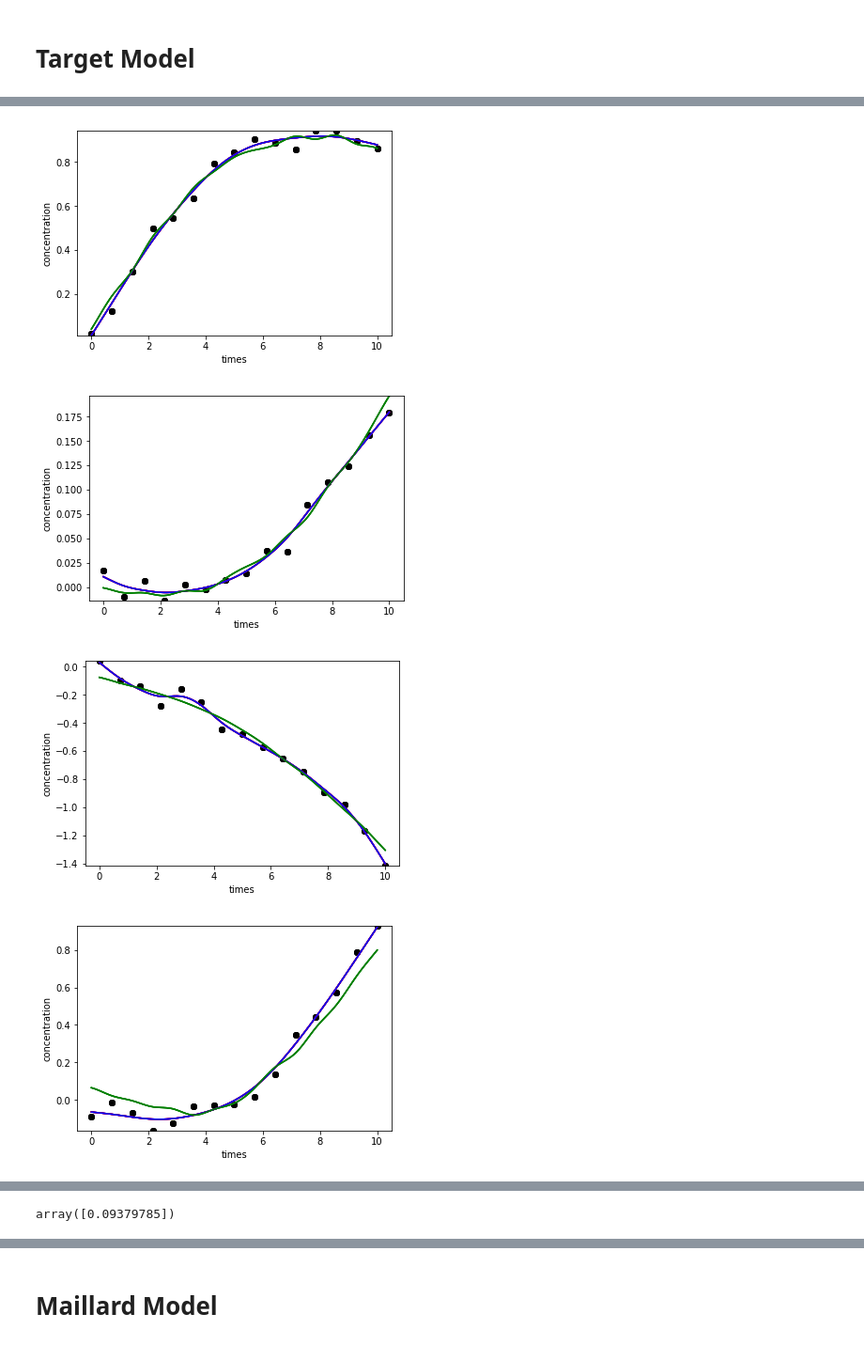
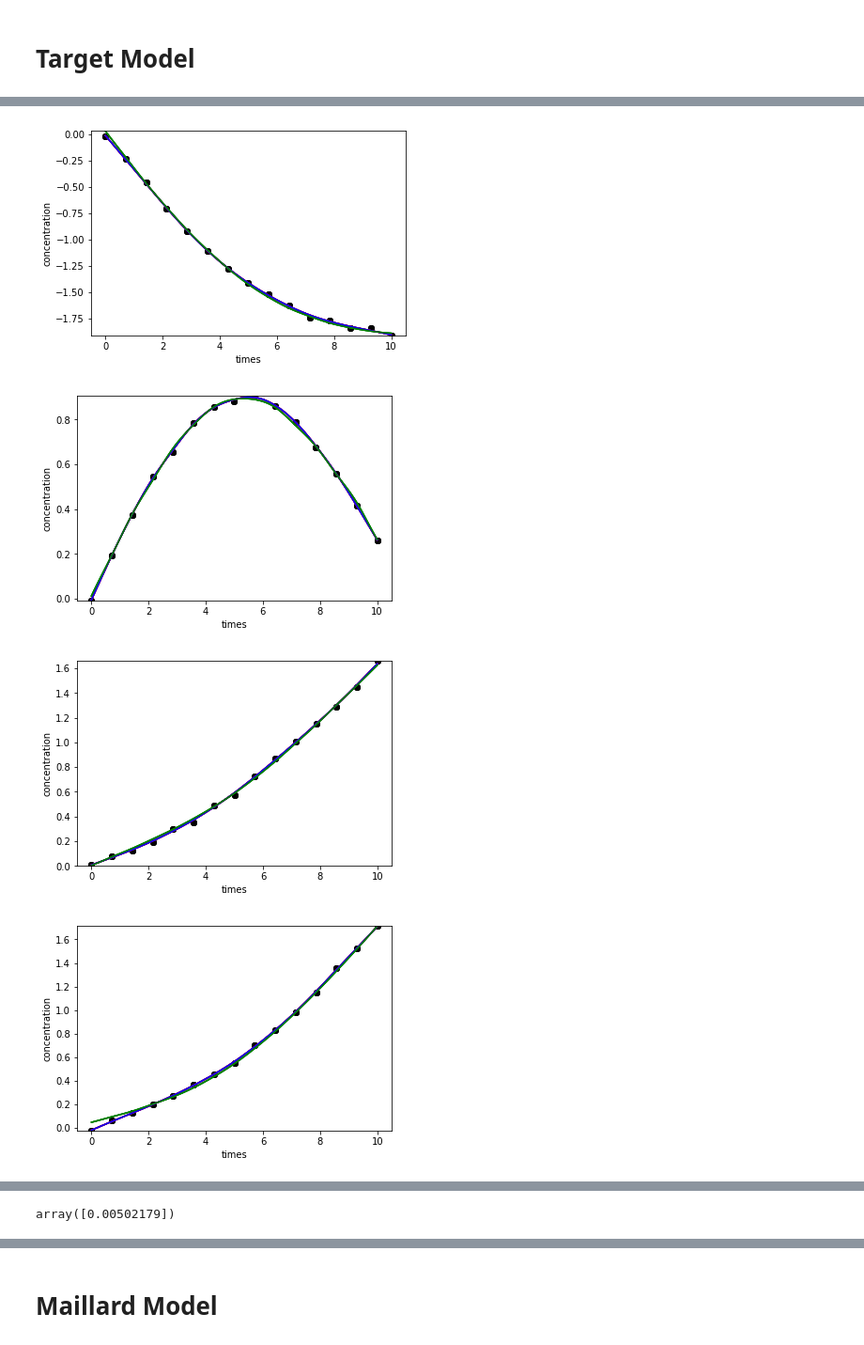
Before and after one commit to NiklasPfister/CausalKinetiX-python, a Jupyter notebook: dev/examples.ipynb, the cells around one changed output, grey strips where cells are left out. Shown: that part at 94% size. Saved outputs shown, nothing was run; the diff lists cells and outputs as text; code cells hidden in the pictures.

```diff
--- a/dev/examples.ipynb
+++ b/dev/examples.ipynb
@@ -34,9 +34,9 @@ constrained_smoothspline.py    __init__.py
 simulation_obj = generate_data_targetmodel(env=np.array(list(range(5))*3),
                                             L=15,
                                             d=5,
-                                            noise_var=0.05)
+                                            noise_sd=0.01)
 D = simulation_obj["simulated_data"]
-fulldata = simulation_obj["true_model"]
+true_model = simulation_obj["true_model"]
 time = simulation_obj["time"]
 env = simulation_obj["env"]
 target = simulation_obj["target"]
@@ -67,9 +52,9 @@ CausalKinetiX(D = D, times = time, env=env, target = target)
 # %%
-CausalKinetiX_modelranking(D, time, env, target, [[[0],[1]]],
+CausalKinetiX_modelranking(D, time, env, target, [[[0],[1],[0,1]]],
                            include_vars=None, show_plot=True,
                            integrated_model=False, score_type="mean2")#, regression_class='random_forest')
 # %% [output]
-[figure, old version]
+[figure, new version]
-[figure, old version]
+[figure, new version]
-[figure, old version]
+[figure, new version]
-[figure, old version]
+[figure, new version]
@@ -77,4 +62,4 @@ CausalKinetiX_modelranking(D, time, env, target, [[[0],[1]]],
-array([0.09379785])
+array([0.00502179])
 # %%
 fit = constrained_smoothspline(D[1,60:],
                                           time,
```
Also changed, not shown: parts of 13 cells of this notebook, 1 other file.
